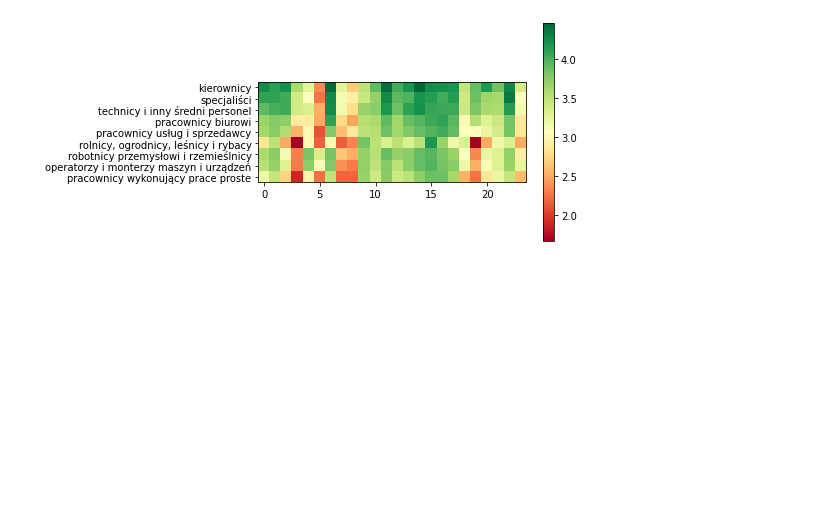
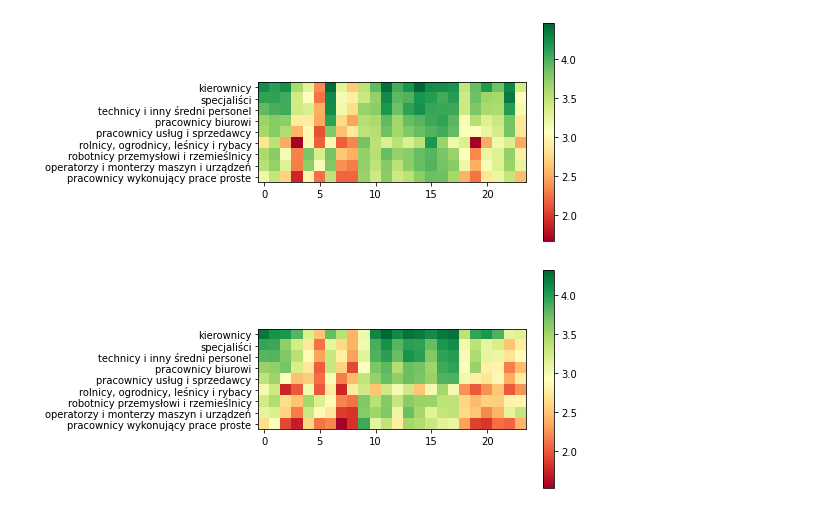
Before and after one commit to Mlokos/bkl-project, a Jupyter notebook: project.ipynb, the cells around one changed output. Drawn from its saved outputs; the diff is of its cells as text; code cells hidden in the pictures; blank space fills up the shorter version.

Commit message:
add boss competencies to job title

```diff
--- a/project.ipynb
+++ b/project.ipynb
@@ -11,6 +11,13 @@ employees_to_competencies = get_job_title_to_competencies(
     prefix=None,
     depth=1,
 )
+# %%
+boss_to_competencies = get_job_title_to_competencies_boss(
+    df=boss_sav_df,
+    df_meta=employee_sav_meta,
+    prefix=None,
+    depth=1,
+)
 # %%
 plt.imshow(employees_to_competencies, cmap = "RdYlGn")
 plt.colorbar()
@@ -18,3 +25,10 @@ plt.yticks(range(len(employees_to_competencies)), employees_to_competencies.inde
 plt.show()
 # %% [output]
 [figure]
+# %%
+plt.imshow(boss_to_competencies, cmap = "RdYlGn")
+plt.colorbar()
+plt.yticks(range(len(boss_to_competencies)), boss_to_competencies.index)
+plt.show()
+# %% [output]
+[figure, added]
```
Also changed, not shown: parts of 2 cells of this notebook, 2 other files.
